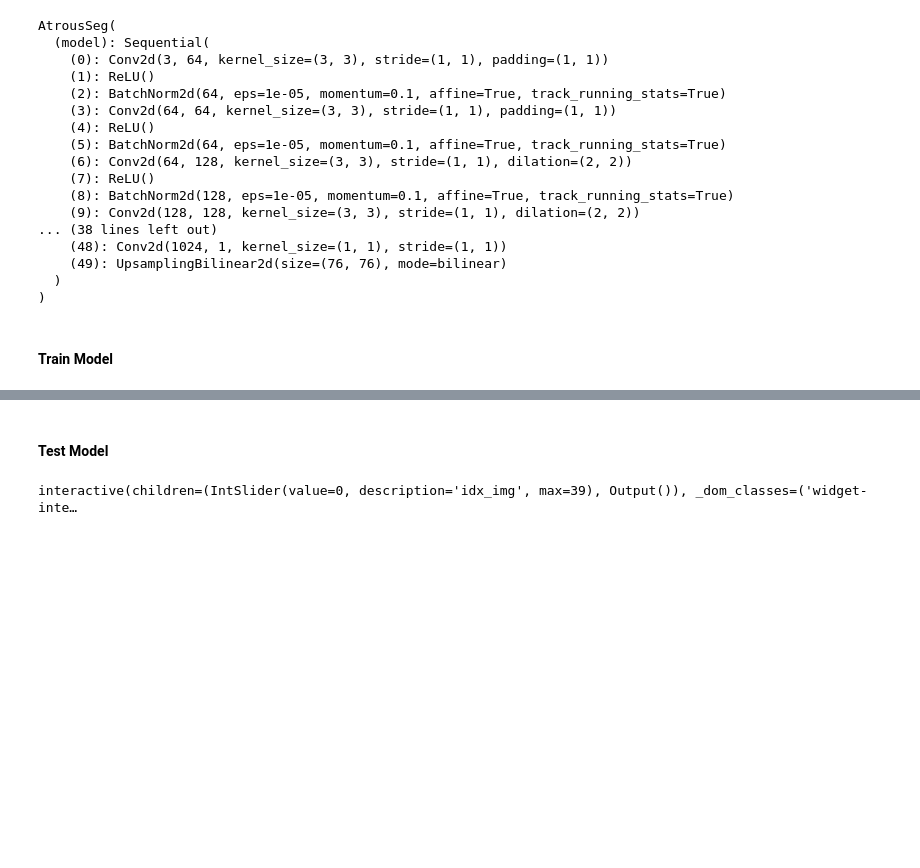
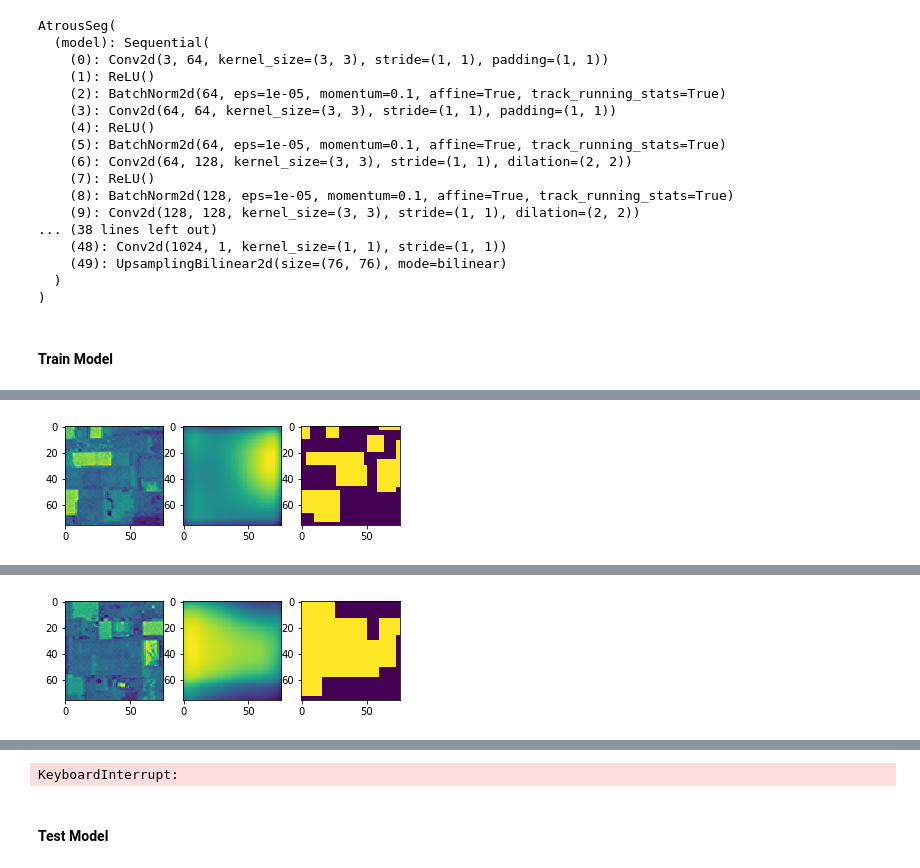
Before and after one commit to leonardoaraujosantos/seg_atrous, a Jupyter notebook: Train.ipynb, the cells around one changed output, grey strips where cells are left out. Cells and saved outputs as stored; diff of their text form; code cells hidden in the pictures; blank space fills up the shorter version.

```diff
--- a/Train.ipynb
+++ b/Train.ipynb
@@ -12,9 +12,9 @@
 import sat_utils
 import numpy as np
 import pickle
-from ipywidgets import interact, interactive, fixed, interact_manual
-import ipywidgets as widgets
-from tqdm import tqdm
+#from ipywidgets import interact, interactive, fixed, interact_manual
+#import ipywidgets as widgets
+#from tqdm import tqdm
 from sklearn.model_selection import train_test_split
 import matplotlib.pyplot as plt
 from random import randint
@@ -26,12 +26,14 @@ import numpy as np
 import torch
 import torch.utils.data as utils
 from torchvision.utils import make_grid
-from torch.utils.tensorboard import SummaryWriter
+#from torch.utils.tensorboard import SummaryWriter
+from tensorboardX import SummaryWriter
+
 from torch.optim import lr_scheduler
 
 from skimage.filters import threshold_adaptive, threshold_otsu, threshold_local
 
-device = torch.device('cuda:1' if torch.cuda.is_available() else 'cpu')
+device = torch.device('cuda:0' if torch.cuda.is_available() else 'cpu')
 print('Device:', device)
 
 lr=0.001 #0.001
@@ -203,9 +205,11 @@ for epoch in range(num_epochs):
     #writer.add_image('Image', imgs[:, 4, :, :].type(torch.LongTensor), epoch)
     #writer.add_image('Output', outputs[:, 0, :, :].type(torch.LongTensor), epoch)
 
-    img_idx = randint(0, batch_size-1)
-    f, axarr = plt.subplots(1, 3)
-    axarr[0].imshow(imgs[img_idx,0,:,:].cpu()) #4 With 8 channels
-    axarr[1].imshow(outputs[img_idx,0,:,:].detach().cpu())
-    axarr[2].imshow(labels[img_idx,0,:,:].cpu())
-    plt.show()
+    if epoch%20==0:
+        img_idx = randint(0, batch_size-1)
+        f, axarr = plt.subplots(1, 3)
+        axarr[0].imshow(imgs[img_idx,0,:,:].cpu()) #4 With 8 channels
+        axarr[1].imshow(outputs[img_idx,0,:,:].detach().cpu())
+        axarr[2].imshow(labels[img_idx,0,:,:].cpu())
+        plt.show()
+# %% [output]
@@ -211,0 +217 @@ for epoch in range(num_epochs):
+[figure, added]
@@ -211,0 +238 @@ for epoch in range(num_epochs):
+[figure, added]
@@ -212,3 +242,4 @@ for epoch in range(num_epochs):
+KeyboardInterrupt:
 # %% [markdown]
 #### Test Model
 # %%
@@ -241,5 +272,3 @@ def testModel(idx_img):
     axarr[3].title.set_text('Label')
     axarr[4].imshow(bin_adaptive)
     axarr[4].title.set_text('Adaptive')
-# %% [output]
-interactive(children=(IntSlider(value=0, description='idx_img', max=39), Output()), _dom_classes=('widget-inte…
```
Also changed, not shown: parts of 2 cells of this notebook, 6 other files.
